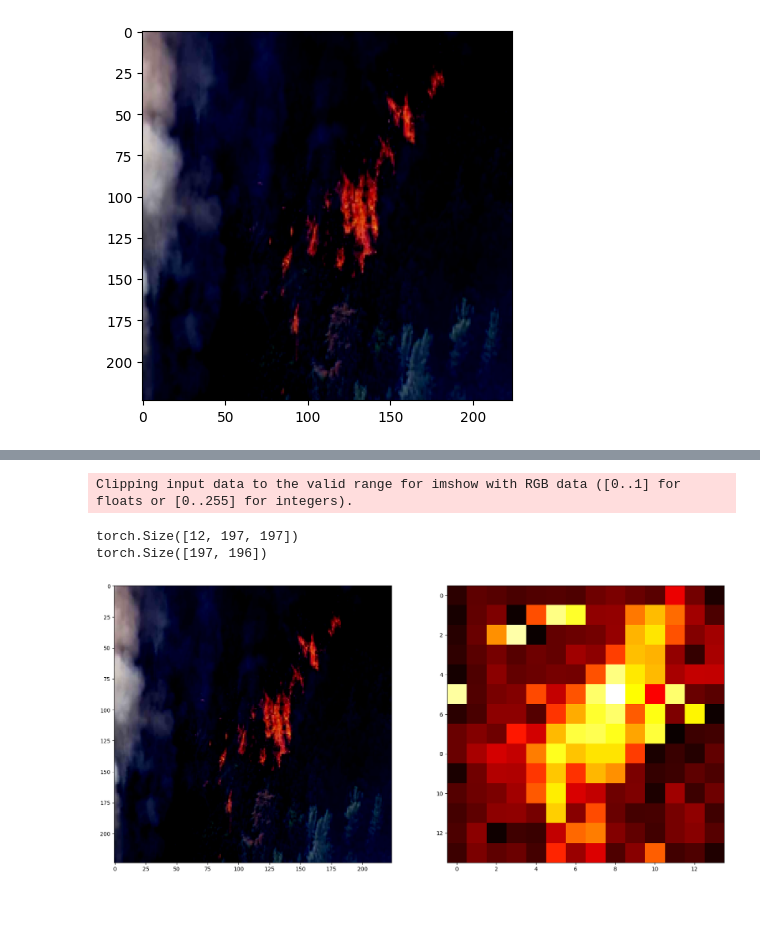
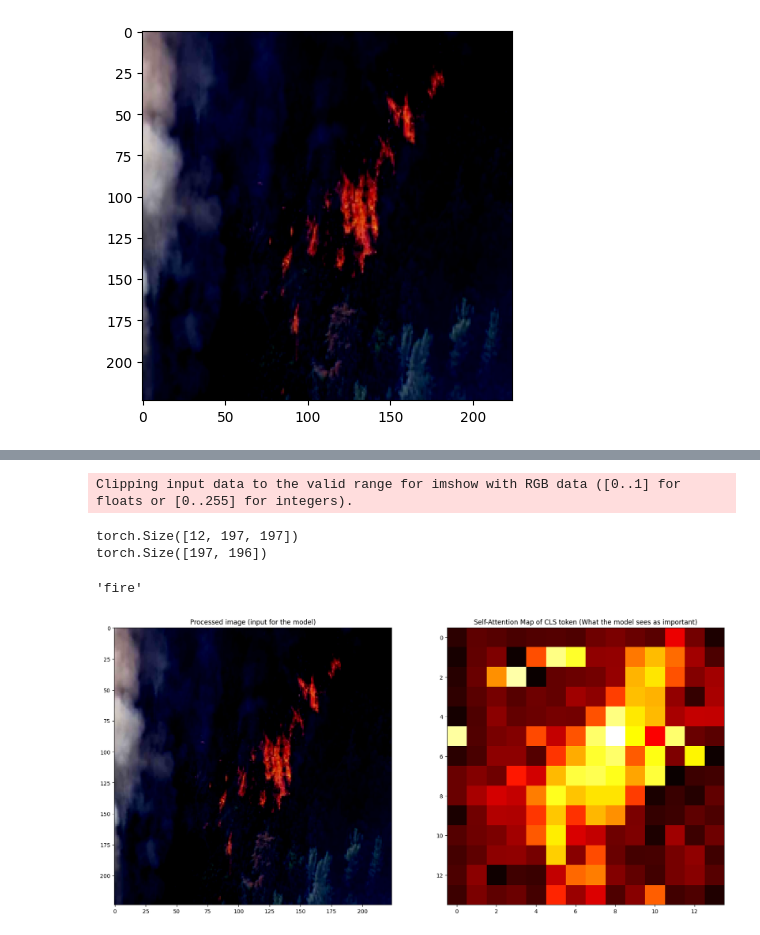
Before and after one commit to UltraArceus3/hack4delta-2023, a Jupyter notebook: src/vit_fire_detection.ipynb, the cells around one changed output, grey strips where cells are left out. Cells and saved outputs as stored; diff of their text form; code cells hidden in the pictures; blank space fills up the shorter version.

```diff
--- a/src/vit_fire_detection.ipynb
+++ b/src/vit_fire_detection.ipynb
@@ -10,12 +10,13 @@ feature_extractor = AutoFeatureExtractor.from_pretrained("EdBianchi/vit-fire-det
 # checkpoint = "EdBianchi/vit-fire-detection"
 # detector = pipeline(model=checkpoint, task="image-classification")
 # img = ("optics.png")
-img = Image.open("../data/fire.jpg")
+img = Image.open("../data/line-of-fire.jpg")
 
 inputs = feature_extractor(images=img, return_tensors="pt")
 
 outputs = model(**inputs)
 logits = outputs.logits
+print(logits)
 predicted_class_idx = logits.argmax(-1).item()
 print(predicted_class_idx)
 # %% [output]
@@ -37,6 +39,7 @@ def show_attention(img_path):
 
   # Visualize the feature_extractor inputs
   plt.imshow(inputs.pixel_values[0].permute(1, 2, 0))
+  plt.title("Processed image (input for the model)")
 
 
   # Grab attention values
@@ -56,3 +59,8 @@ def show_attention(img_path):
   plt.subplot(1, 2, 2)
   # Visualize CLS token attentions (14x14)
   plt.imshow(mean_heads[0].reshape(14, 14).numpy(), cmap='hot', interpolation='nearest')
+  plt.title("Self-Attention Map of CLS token (What the model sees as important)")
+
+  return out.logits.argmax(-1).item()
+# %%
+id2label = {0: "fire", 1: "no_fire", 2: "smoke"}
@@ -59,7 +74,8 @@ def show_attention(img_path):
 # %%
-show_attention("../data/fire.jpg")
+id2label[show_attention("../data/fire.jpg")]
 # %% [output]
 Clipping input data to the valid range for imshow with RGB data ([0..1] for floats or [0..255] for integers).
 torch.Size([12, 197, 197])
 torch.Size([197, 196])
+'fire'
-[figure, old version]
+[figure, new version]
```
Also changed, not shown: parts of 7 cells of this notebook, 1 other file.
